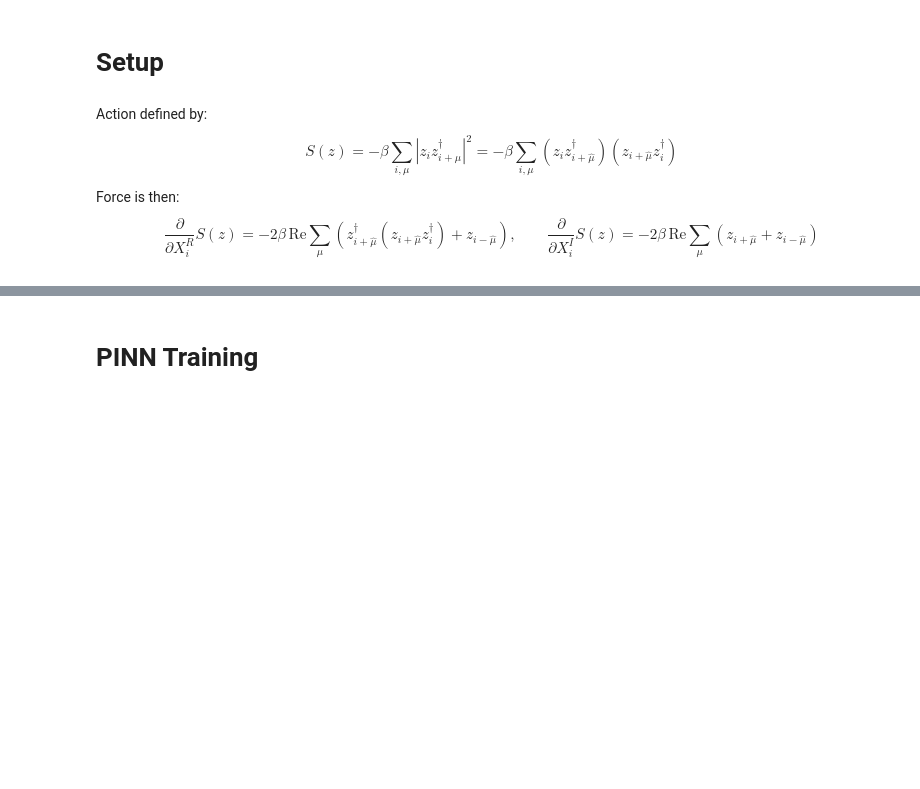
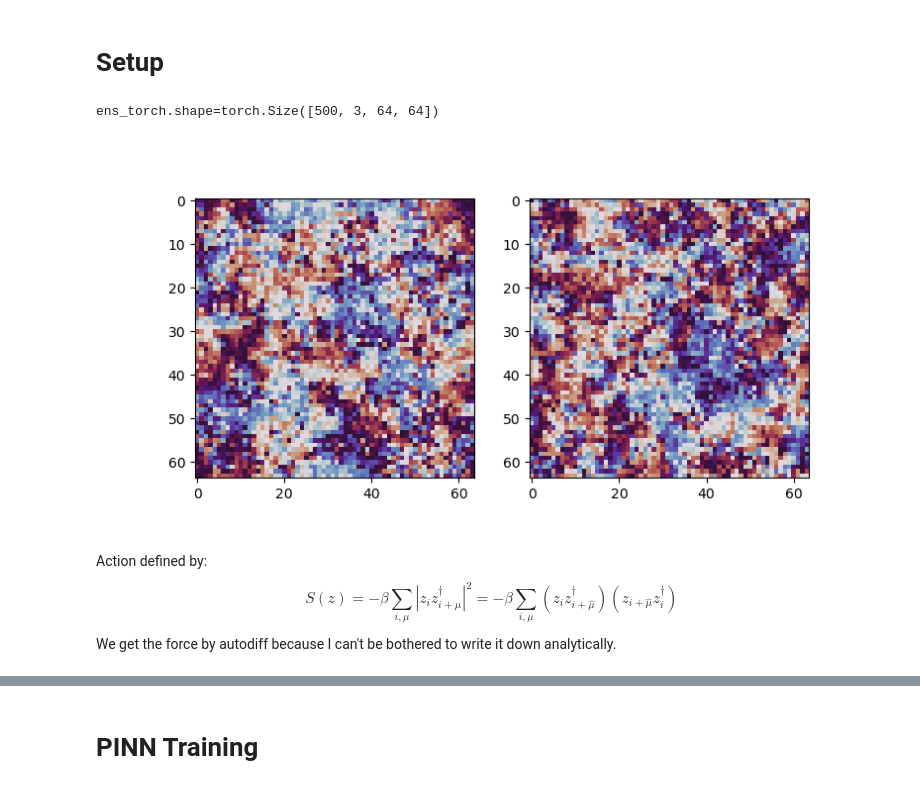
Before and after one commit to gkanwar/cpN, a Jupyter notebook: notebooks/PINN_Deforms.ipynb, the cells around one changed output, grey strips where cells are left out. Drawn from its saved outputs; the diff is of its cells as text; code cells hidden in the pictures; blank space fills up the shorter version.

```diff
--- a/notebooks/PINN_Deforms.ipynb
+++ b/notebooks/PINN_Deforms.ipynb
@@ -16,20 +17,22 @@ train_device = 'cuda'
 def grab(x):
     return x.detach().cpu().numpy()
 # %%
-ens = np.fromfile('../heatbath_cpp/data/cpn_b4.0_L64_Nc3_big_ens.dat', dtype=np.complex128).reshape(-1, 64, 64, 3)[150:]
+ens = np.fromfile('../heatbath_cpp/data/cpn_b4.0_L64_Nc3_big_ens.dat', dtype=np.complex128).reshape(-1, 64, 64, 3)[:500]
+ens = np.moveaxis(ens, -1, 1)
+ens_torch = torch.tensor(ens)
+print(f'{ens_torch.shape=}')
+# %% [output]
+ens_torch.shape=torch.Size([500, 3, 64, 64])
 # %%
 fig, axes = plt.subplots(1, 2, figsize=(8,4))
-axes[0].imshow(np.angle(ens[-1,:,:,1]/ens[-1,:,:,2]), cmap='twilight', interpolation='nearest')
-axes[1].imshow(np.angle(ens[-5,:,:,1]/ens[-5,:,:,2]), cmap='twilight', interpolation='nearest')
+axes[0].imshow(np.angle(ens[-1,1,]/ens[-1,2]), cmap='twilight', interpolation='nearest')
+axes[1].imshow(np.angle(ens[-5,1]/ens[-5,2]), cmap='twilight', interpolation='nearest')
 plt.show()
+# %% [output]
+[figure, added]
 # %% [markdown]
 Action defined by:
 $$
 S(z) = -\beta \sum_{i,\mu} |z_i z^\dagger_{i+\hat{\mu}}|^2 = -\beta \sum_{i,\mu} (z_i z^\dagger_{i+\hat\mu}) (z_{i+\hat\mu} z^\dagger_i)
 $$
-Force is then:
-$$
-\frac{\partial}{\partial X^R_i} S(z) = -2 \beta \, \mathrm{Re} \sum_{\mu} (z^\dagger_{i+\hat\mu} (z_{i+\hat\mu} z^\dagger_i) + z_{i-\hat\mu}),
-\qquad
-\frac{\partial}{\partial X^I_i} S(z) = -2 \beta \, \mathrm{Re} \sum_{\mu} (z_{i+\hat\mu} + z_{i-\hat\mu})
-$$
+We get the force by autodiff because I can't be bothered to write it down analytically.
```
Also changed, not shown: parts of 16 cells of this notebook.
